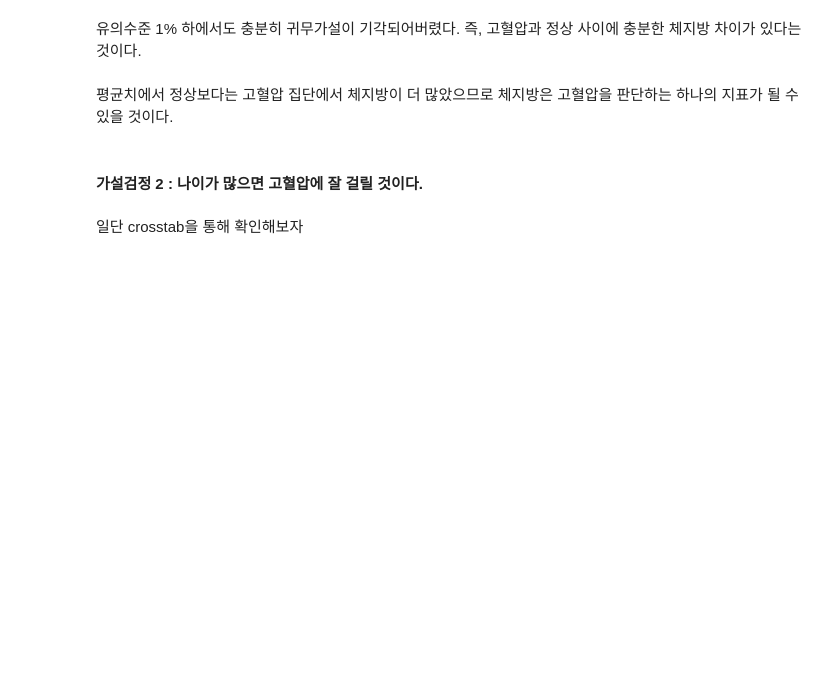
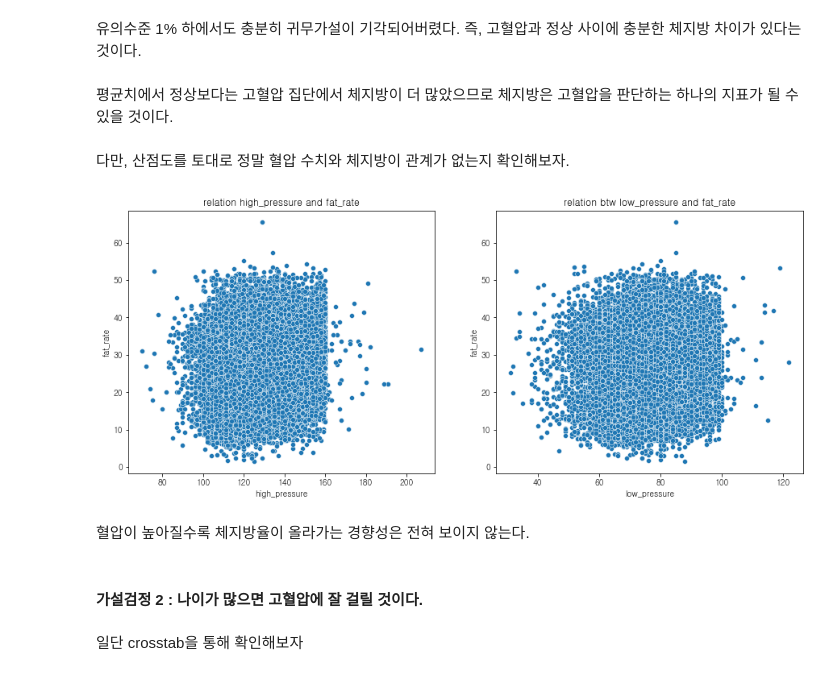
Before and after one commit to SeongwonTak/Data_projects, a Jupyter notebook: Physical_fitness_project/Physical_fitness_project.ipynb, the cells around one changed output. Saved outputs shown, nothing was run; the diff lists cells and outputs as text; code cells hidden in the pictures; blank space fills up the shorter version.

```diff
--- a/Physical_fitness_project/Physical_fitness_project.ipynb
+++ b/Physical_fitness_project/Physical_fitness_project.ipynb
@@ -1077,6 +1077,27 @@ MannwhitneyuResult(statistic=66130963.5, pvalue=1.2701431303149958e-45)
 유의수준 1% 하에서도 충분히 귀무가설이 기각되어버렸다. 즉, 고혈압과 정상 사이에 충분한 체지방 차이가 있다는것이다.
 # %% [markdown]
 평균치에서 정상보다는 고혈압 집단에서 체지방이 더 많았으므로 체지방은 고혈압을 판단하는 하나의 지표가 될 수 있을 것이다.
+# %% [markdown]
+다만, 산점도를 토대로 정말 혈압 수치와 체지방이 관계가 없는지 확인해보자.
+# %%
+plt.figure(figsize = (15, 6))
+plt.subplot(121)
+sns.scatterplot(x = 'high_pressure',
+                y = 'fat_rate',
+                data = non_handi_data)
+plt.title('relation high_pressure and fat_rate')
+
+plt.subplot(122)
+sns.scatterplot(x = 'low_pressure',
+                y = 'fat_rate',
+                data = non_handi_data)
+plt.title('relation btw low_pressure and fat_rate')
+
+plt.show()
+# %% [output]
+[figure, added]
+# %% [markdown]
+혈압이 높아질수록 체지방율이 올라가는 경향성은 전혀 보이지 않는다.
 # %% [markdown]
 #### 가설검정 2 : 나이가 많으면 고혈압에 잘 걸릴 것이다.
 # %% [markdown]
```
Also changed, not shown: parts of 46 cells of this notebook.
